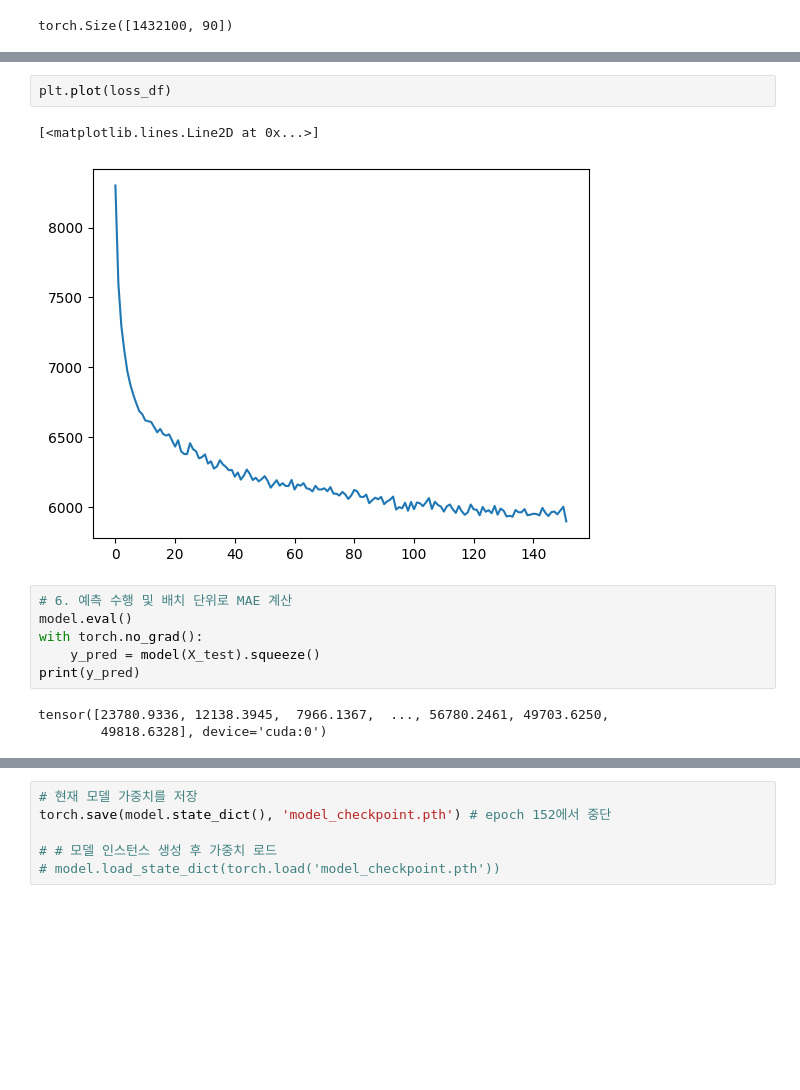
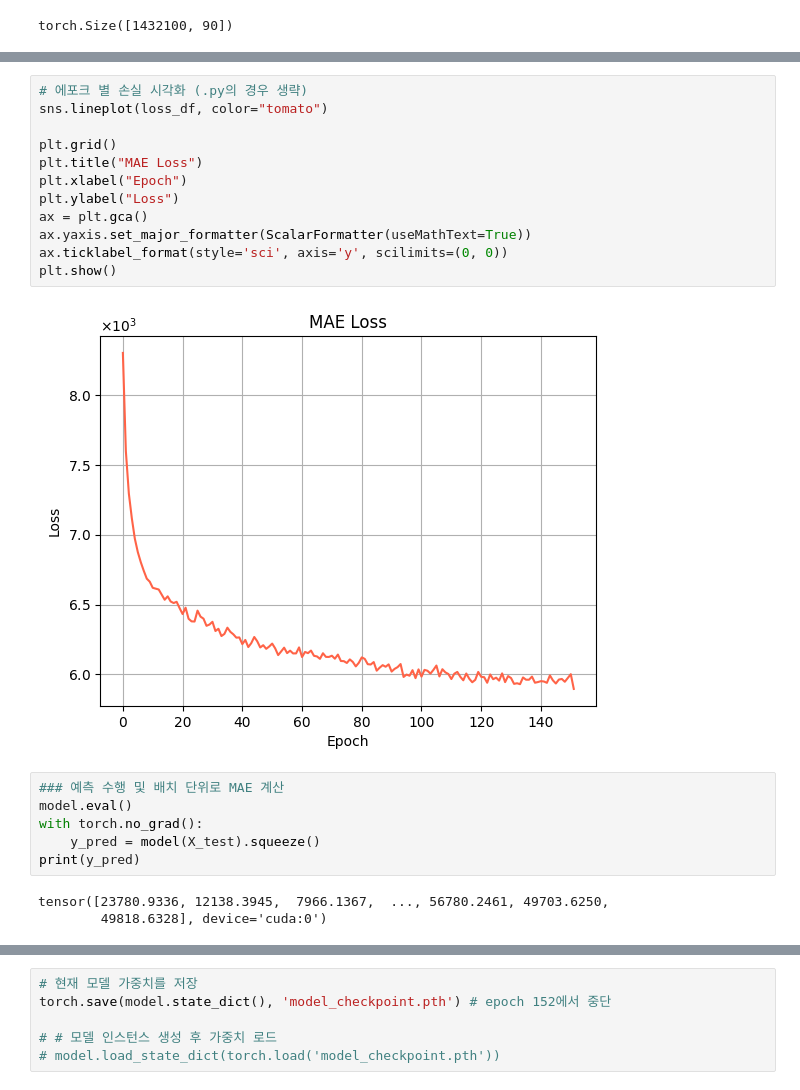
Before and after one commit to boostcampaitech7/level2-competitiveds-recsys-03, a Jupyter notebook: MLP.ipynb, the cells around one changed output, grey strips where cells are left out. Drawn from its saved outputs; the diff is of its cells as text; blank space fills up the shorter version.

```diff
--- a/dense.ipynb
+++ b/MLP.ipynb
@@ -254,13 +250,22 @@ for epoch in range(num_epochs): # tqdm(range(num_epochs), desc="💃Total Epoch
 ✨Epoch [151/1000]✨ Train Loss: 7943.1133, Valid Loss: 6001.2566
 ✨Epoch [152/1000]✨ Train Loss: 7950.0058, Valid Loss: 5895.7040
 KeyboardInterrupt:
-# %%
-plt.plot(loss_df)
-# %% [output]
-[<matplotlib.lines.Line2D at 0x...>]
-[figure, removed]
+# %%
+# 에포크 별 손실 시각화 (.py의 경우 생략)
+sns.lineplot(loss_df, color="tomato")
+
+plt.grid()
+plt.title("MAE Loss")
+plt.xlabel("Epoch")
+plt.ylabel("Loss")
+ax = plt.gca()
+ax.yaxis.set_major_formatter(ScalarFormatter(useMathText=True))
+ax.ticklabel_format(style='sci', axis='y', scilimits=(0, 0))
+plt.show()
+# %% [output]
+[figure, added]
 # %%
-# 6. 예측 수행 및 배치 단위로 MAE 계산
+### 예측 수행 및 배치 단위로 MAE 계산
 model.eval()
 with torch.no_grad():
     y_pred = model(X_test).squeeze()
```
Also changed, not shown: parts of 10 cells of this notebook, 3 other files.
